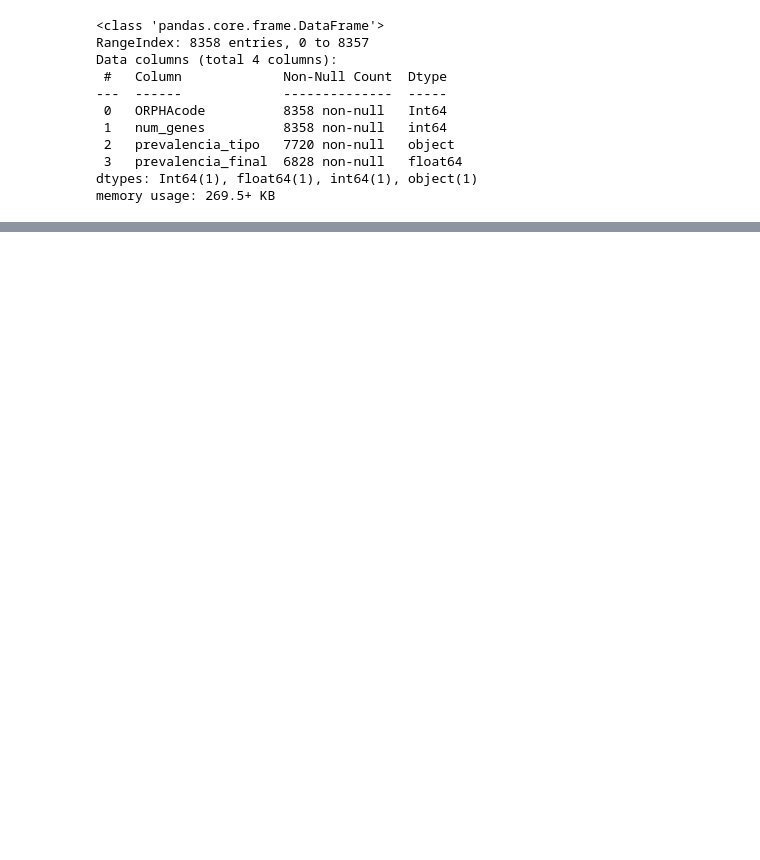
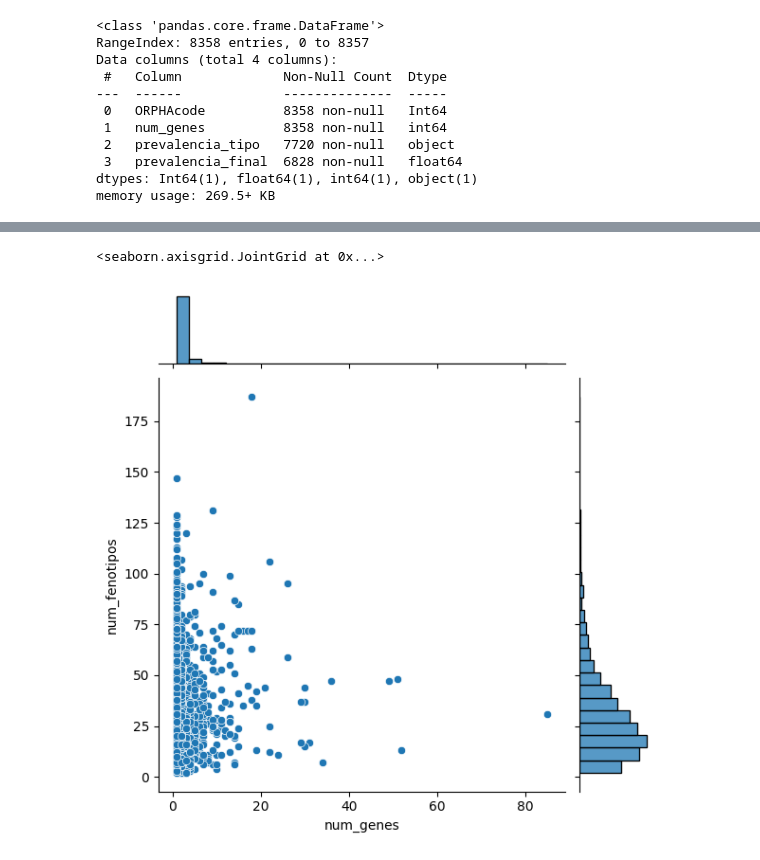
Before and after one commit to Muriburu/ITAcademy, a Jupyter notebook: Sprint 10 - Pràctica final/Code/Tratamiento_datos_Orphadata.ipynb, the cells around one changed output, grey strips where cells are left out. Cells and saved outputs as stored; diff of their text form; code cells hidden in the pictures; blank space fills up the shorter version.

```diff
--- a/Sprint 10 - Pràctica final/Code/Tratamiento_datos_Orphadata.ipynb
+++ b/Sprint 10 - Pràctica final/Code/Tratamiento_datos_Orphadata.ipynb
@@ -1752,0 +1736,10 @@ KeyError: "['total'] not found in axis"
+# %%
+import seaborn as sns
+
+sns.jointplot(
+    data=df_complejidad, x="num_genes", y="num_fenotipos",
+    kind="scatter", marginal_kws=dict(bins=30, fill=True)
+)
+# %% [output]
+<seaborn.axisgrid.JointGrid at 0x...>
+[figure, added]
```
Also changed, not shown: parts of 31 cells of this notebook, 18 other files.
